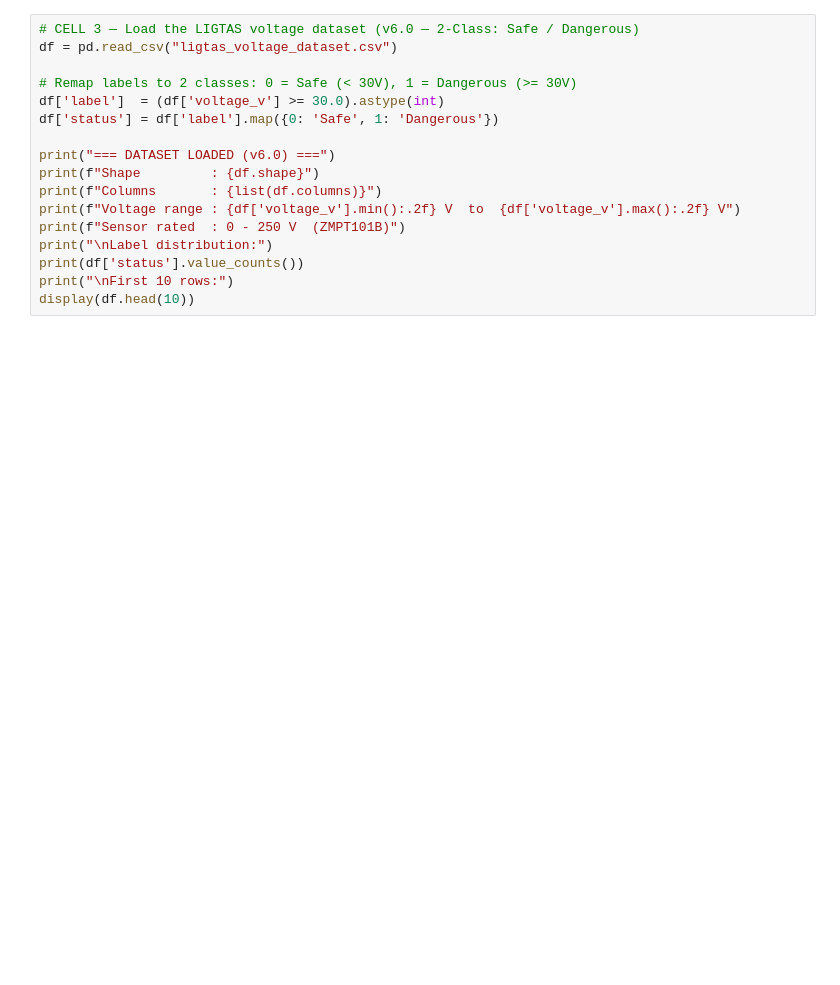
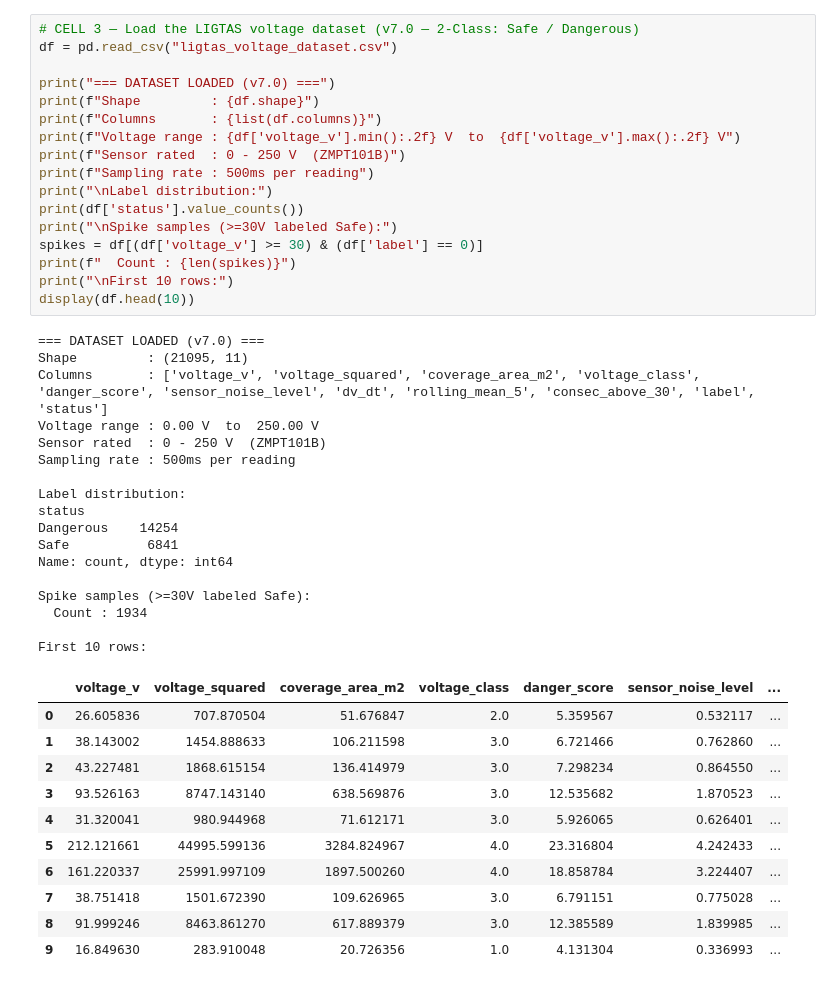
Before and after one commit to Darwin1404/LIGTAS_dataset, a Jupyter notebook: ligtas_training.ipynb, the cells around one changed output. Cells and saved outputs as stored; diff of their text form; blank space fills up the shorter version.

```diff
--- a/ligtas_training.ipynb
+++ b/ligtas_training.ipynb
@@ -30,18 +41,47 @@ print("✅ All libraries imported successfully!")
 # %%
-# CELL 3 — Load the LIGTAS voltage dataset (v6.0 — 2-Class: Safe / Dangerous)
+# CELL 3 — Load the LIGTAS voltage dataset (v7.0 — 2-Class: Safe / Dangerous)
 df = pd.read_csv("ligtas_voltage_dataset.csv")
 
-# Remap labels to 2 classes: 0 = Safe (< 30V), 1 = Dangerous (>= 30V)
-df['label']  = (df['voltage_v'] >= 30.0).astype(int)
-df['status'] = df['label'].map({0: 'Safe', 1: 'Dangerous'})
-
-print("=== DATASET LOADED (v6.0) ===")
+print("=== DATASET LOADED (v7.0) ===")
 print(f"Shape         : {df.shape}")
 print(f"Columns       : {list(df.columns)}")
 print(f"Voltage range : {df['voltage_v'].min():.2f} V  to  {df['voltage_v'].max():.2f} V")
 print(f"Sensor rated  : 0 - 250 V  (ZMPT101B)")
+print(f"Sampling rate : 500ms per reading")
 print("\nLabel distribution:")
 print(df['status'].value_counts())
+print("\nSpike samples (>=30V labeled Safe):")
+spikes = df[(df['voltage_v'] >= 30) & (df['label'] == 0)]
+print(f"  Count : {len(spikes)}")
 print("\nFirst 10 rows:")
 display(df.head(10))
+# %% [output]
+=== DATASET LOADED (v7.0) ===
+Shape         : (21095, 11)
+Columns       : ['voltage_v', 'voltage_squared', 'coverage_area_m2', 'voltage_class', 'danger_score', 'sensor_noise_level', 'dv_dt', 'rolling_mean_5', 'consec_above_30', 'label', 'status']
+Voltage range : 0.00 V  to  250.00 V
+Sensor rated  : 0 - 250 V  (ZMPT101B)
+Sampling rate : 500ms per reading
+
+Label distribution:
+status
+Dangerous    14254
+Safe          6841
+Name: count, dtype: int64
+
+Spike samples (>=30V labeled Safe):
+  Count : 1934
+
+First 10 rows:
+|  | voltage_v | voltage_squared | coverage_area_m2 | voltage_class | danger_score | sensor_noise_level | ... |
+| 0 | 26.605836 | 707.870504 | 51.676847 | 2.0 | 5.359567 | 0.532117 | ... |
+| 1 | 38.143002 | 1454.888633 | 106.211598 | 3.0 | 6.721466 | 0.762860 | ... |
+| 2 | 43.227481 | 1868.615154 | 136.414979 | 3.0 | 7.298234 | 0.864550 | ... |
+| 3 | 93.526163 | 8747.143140 | 638.569876 | 3.0 | 12.535682 | 1.870523 | ... |
+| 4 | 31.320041 | 980.944968 | 71.612171 | 3.0 | 5.926065 | 0.626401 | ... |
+| 5 | 212.121661 | 44995.599136 | 3284.824967 | 4.0 | 23.316804 | 4.242433 | ... |
+| 6 | 161.220337 | 25991.997109 | 1897.500260 | 4.0 | 18.858784 | 3.224407 | ... |
+| 7 | 38.751418 | 1501.672390 | 109.626965 | 3.0 | 6.791151 | 0.775028 | ... |
+| 8 | 91.999246 | 8463.861270 | 617.889379 | 3.0 | 12.385589 | 1.839985 | ... |
+| 9 | 16.849630 | 283.910048 | 20.726356 | 1.0 | 4.131304 | 0.336993 | ... |
 # %%
```
Also changed, not shown: parts of 17 cells of this notebook, 11 other files.
